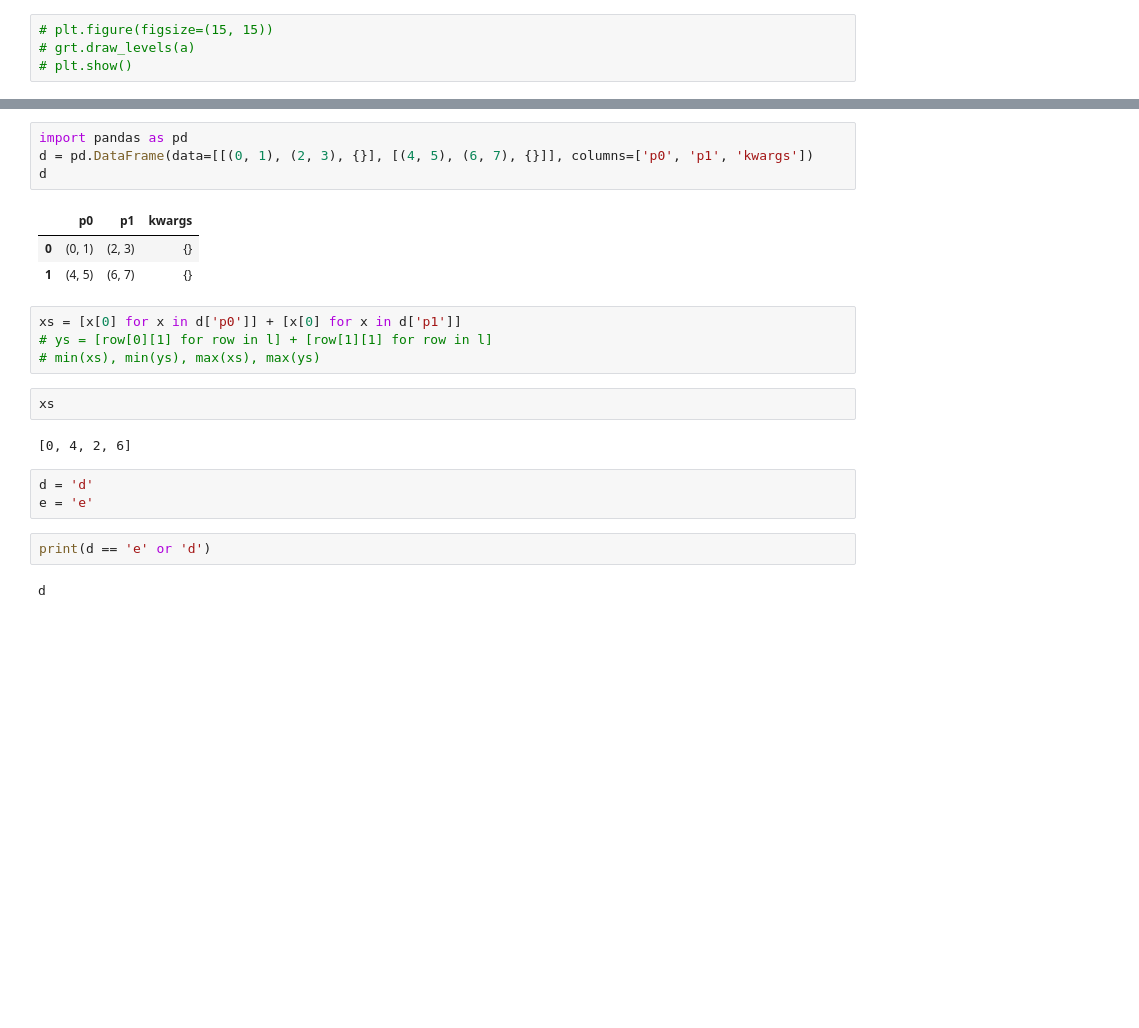
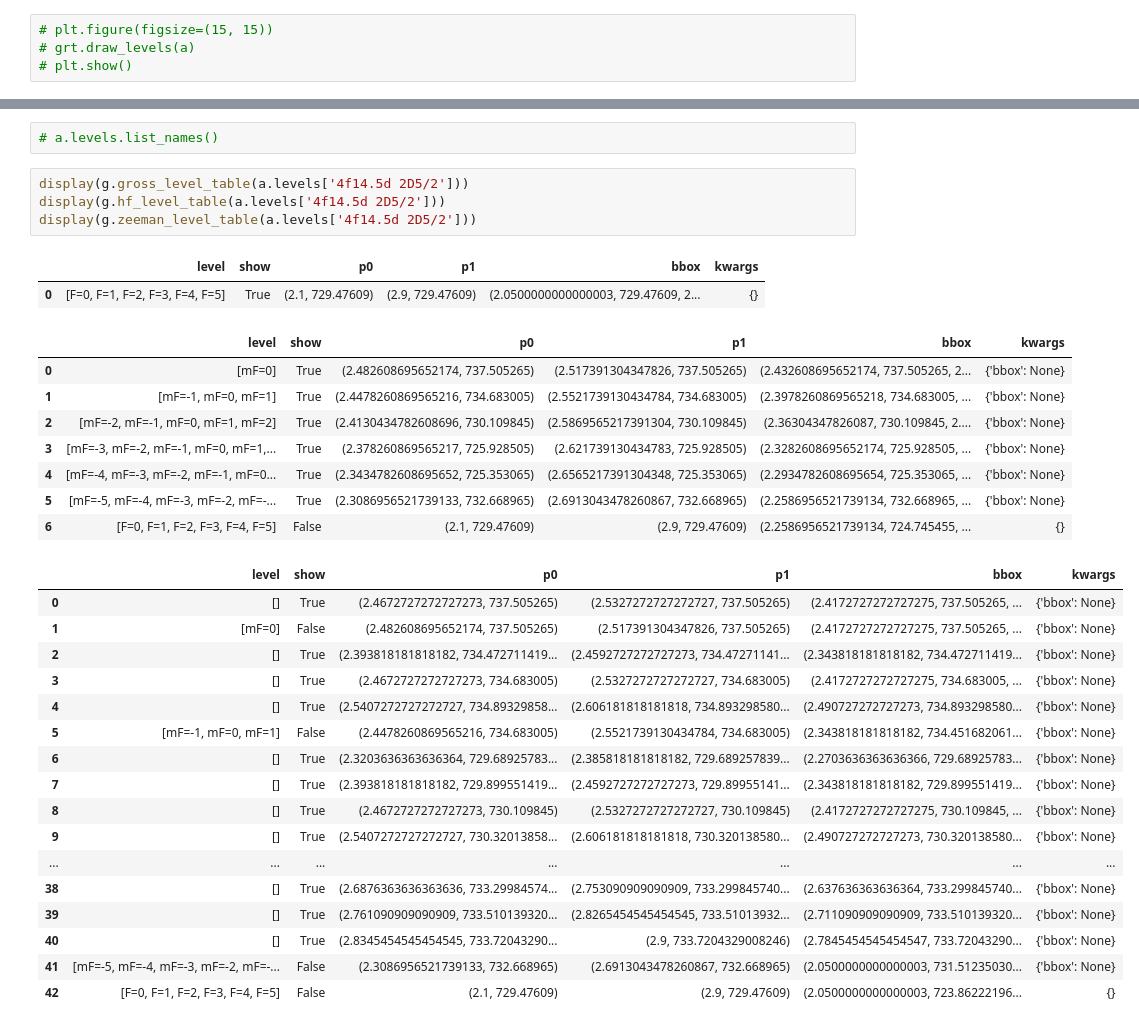
Before and after one commit to thomasdellaert/Atom-Toolkit, a Jupyter notebook: grotrians.ipynb, the cells around one changed output, grey strips where cells are left out. Saved outputs shown, nothing was run; the diff lists cells and outputs as text; blank space fills up the shorter version.

```diff
--- a/grotrians.ipynb
+++ b/grotrians.ipynb
@@ -50,23 +70,34 @@ plt.show()
-# %%
-import pandas as pd
-d = pd.DataFrame(data=[[(0, 1), (2, 3), {}], [(4, 5), (6, 7), {}]], columns=['p0', 'p1', 'kwargs'])
-d
-# %% [output]
-|  | p0 | p1 | kwargs |
-| 0 | (0, 1) | (2, 3) | {} |
-| 1 | (4, 5) | (6, 7) | {} |
-# %%
-xs = [x[0] for x in d['p0']] + [x[0] for x in d['p1']]
-# ys = [row[0][1] for row in l] + [row[1][1] for row in l]
-# min(xs), min(ys), max(xs), max(ys)
-# %%
-xs
-# %% [output]
-[0, 4, 2, 6]
-# %%
-d = 'd'
-e = 'e'
-# %%
-print(d == 'e' or 'd')
-# %% [output]
-d
+# %%
+# a.levels.list_names()
+# %%
+display(g.gross_level_table(a.levels['4f14.5d 2D5/2']))
+display(g.hf_level_table(a.levels['4f14.5d 2D5/2']))
+display(g.zeeman_level_table(a.levels['4f14.5d 2D5/2']))
+# %% [output]
+|  | level | show | p0 | p1 | bbox | kwargs |
+| 0 | [F=0, F=1, F=2, F=3, F=4, F=5] | True | (2.1, 729.47609) | (2.9, 729.47609) | (2.0500000000000003, 729.47609, 2... | {} |
+|  | level | show | p0 | p1 | bbox | kwargs |
+| 0 | [mF=0] | True | (2.482608695652174, 737.505265) | (2.517391304347826, 737.505265) | (2.432608695652174, 737.505265, 2... | {'bbox': None} |
+| 1 | [mF=-1, mF=0, mF=1] | True | (2.4478260869565216, 734.683005) | (2.5521739130434784, 734.683005) | (2.3978260869565218, 734.683005, ... | {'bbox': None} |
+| 2 | [mF=-2, mF=-1, mF=0, mF=1, mF=2] | True | (2.4130434782608696, 730.109845) | (2.5869565217391304, 730.109845) | (2.36304347826087, 730.109845, 2.... | {'bbox': None} |
+| 3 | [mF=-3, mF=-2, mF=-1, mF=0, mF=1,... | True | (2.378260869565217, 725.928505) | (2.621739130434783, 725.928505) | (2.3282608695652174, 725.928505, ... | {'bbox': None} |
+| 4 | [mF=-4, mF=-3, mF=-2, mF=-1, mF=0... | True | (2.3434782608695652, 725.353065) | (2.6565217391304348, 725.353065) | (2.2934782608695654, 725.353065, ... | {'bbox': None} |
+| 5 | [mF=-5, mF=-4, mF=-3, mF=-2, mF=-... | True | (2.3086956521739133, 732.668965) | (2.6913043478260867, 732.668965) | (2.2586956521739134, 732.668965, ... | {'bbox': None} |
+| 6 | [F=0, F=1, F=2, F=3, F=4, F=5] | False | (2.1, 729.47609) | (2.9, 729.47609) | (2.2586956521739134, 724.745455, ... | {} |
+|  | level | show | p0 | p1 | bbox | kwargs |
+| 0 | [] | True | (2.4672727272727273, 737.505265) | (2.5327272727272727, 737.505265) | (2.4172727272727275, 737.505265, ... | {'bbox': None} |
+| 1 | [mF=0] | False | (2.482608695652174, 737.505265) | (2.517391304347826, 737.505265) | (2.4172727272727275, 737.505265, ... | {'bbox': None} |
+| 2 | [] | True | (2.393818181818182, 734.472711419... | (2.4592727272727273, 734.47271141... | (2.343818181818182, 734.472711419... | {'bbox': None} |
+| 3 | [] | True | (2.4672727272727273, 734.683005) | (2.5327272727272727, 734.683005) | (2.4172727272727275, 734.683005, ... | {'bbox': None} |
+| 4 | [] | True | (2.5407272727272727, 734.89329858... | (2.606181818181818, 734.893298580... | (2.490727272727273, 734.893298580... | {'bbox': None} |
+| 5 | [mF=-1, mF=0, mF=1] | False | (2.4478260869565216, 734.683005) | (2.5521739130434784, 734.683005) | (2.343818181818182, 734.451682061... | {'bbox': None} |
+| 6 | [] | True | (2.3203636363636364, 729.68925783... | (2.385818181818182, 729.689257839... | (2.2703636363636366, 729.68925783... | {'bbox': None} |
+| 7 | [] | True | (2.393818181818182, 729.899551419... | (2.4592727272727273, 729.89955141... | (2.343818181818182, 729.899551419... | {'bbox': None} |
+| 8 | [] | True | (2.4672727272727273, 730.109845) | (2.5327272727272727, 730.109845) | (2.4172727272727275, 730.109845, ... | {'bbox': None} |
+| 9 | [] | True | (2.5407272727272727, 730.32013858... | (2.606181818181818, 730.320138580... | (2.490727272727273, 730.320138580... | {'bbox': None} |
+| ... | ... | ... | ... | ... | ... | ... |
+| 38 | [] | True | (2.6876363636363636, 733.29984574... | (2.753090909090909, 733.299845740... | (2.637636363636364, 733.299845740... | {'bbox': None} |
+| 39 | [] | True | (2.761090909090909, 733.510139320... | (2.8265454545454545, 733.51013932... | (2.711090909090909, 733.510139320... | {'bbox': None} |
+| 40 | [] | True | (2.8345454545454545, 733.72043290... | (2.9, 733.7204329008246) | (2.7845454545454547, 733.72043290... | {'bbox': None} |
+| 41 | [mF=-5, mF=-4, mF=-3, mF=-2, mF=-... | False | (2.3086956521739133, 732.668965) | (2.6913043478260867, 732.668965) | (2.0500000000000003, 731.51235030... | {'bbox': None} |
+| 42 | [F=0, F=1, F=2, F=3, F=4, F=5] | False | (2.1, 729.47609) | (2.9, 729.47609) | (2.0500000000000003, 723.86222196... | {} |
```
Also changed, not shown: parts of 9 cells of this notebook, 3 other files.
